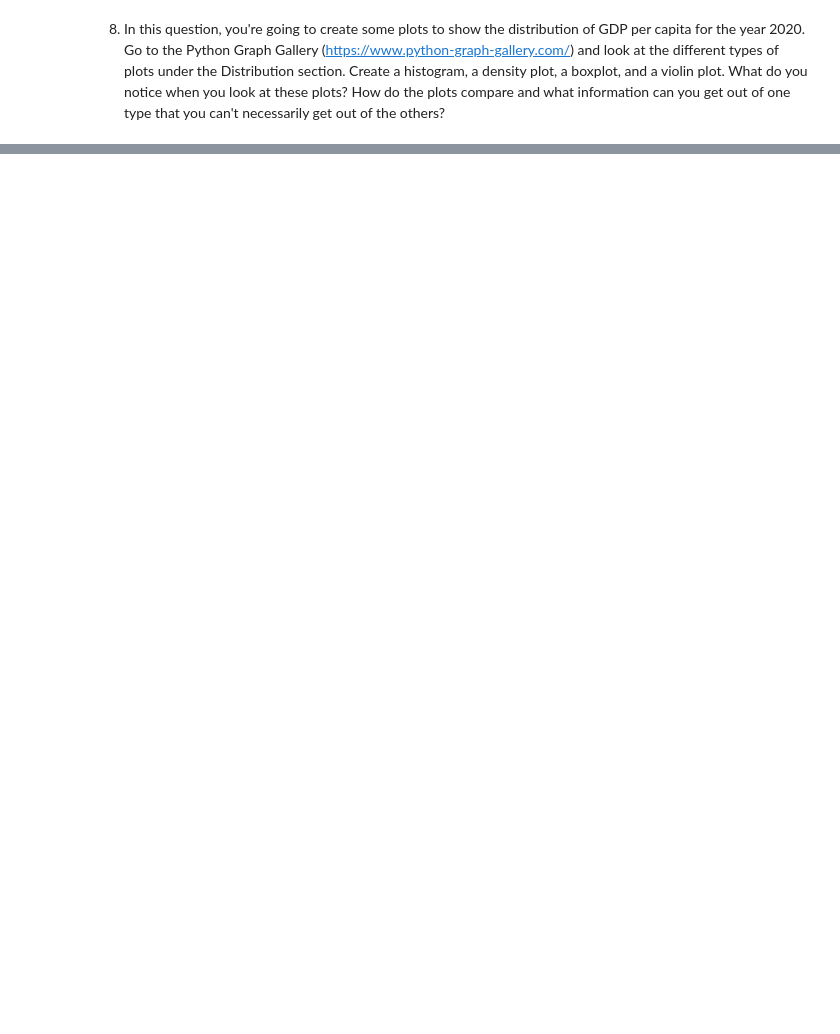
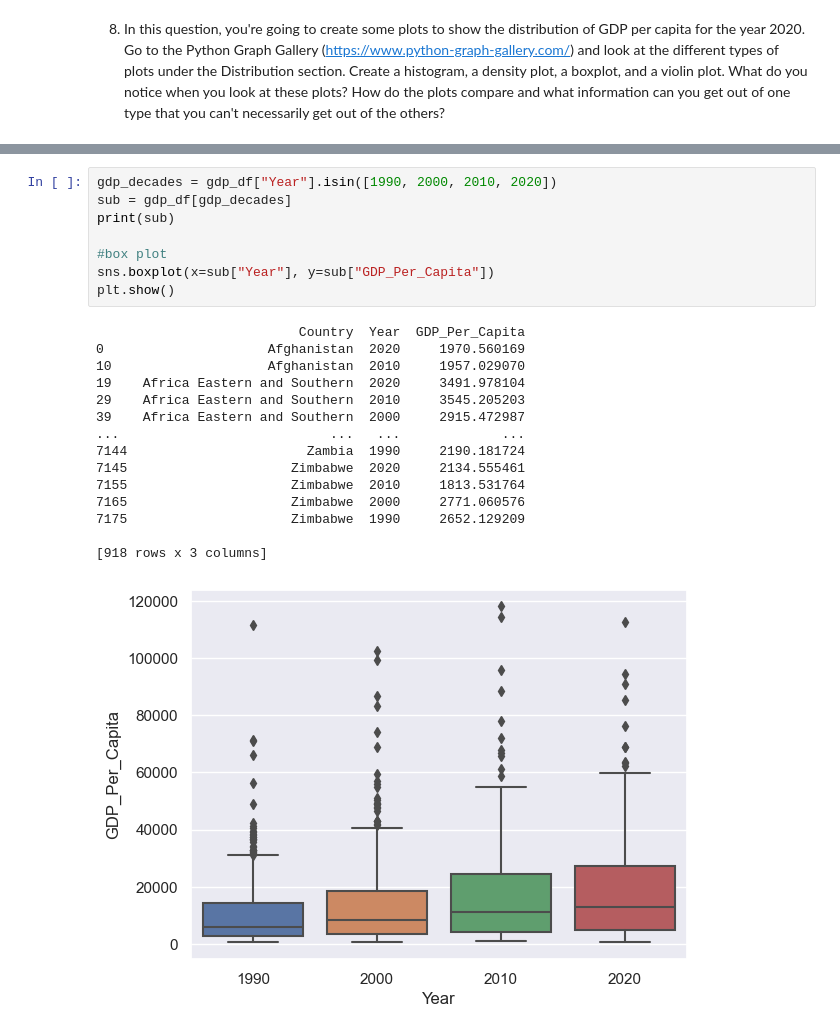
Before and after one commit to Erica-Ranck/gdp-and-internet-usage-Erica-Exotica, a Jupyter notebook: notebooks/gdp.ipynb, the cells around one changed output, grey strips where cells are left out. Drawn from its saved outputs; the diff is of its cells as text; blank space fills up the shorter version.

```diff
--- a/notebooks/gdp.ipynb
+++ b/notebooks/gdp.ipynb
@@ -127,0 +137,24 @@ tt["GDP_Per_Capita"].median()
+# %%
+gdp_decades = gdp_df["Year"].isin([1990, 2000, 2010, 2020])
+sub = gdp_df[gdp_decades]
+print(sub)
+
+#box plot
+sns.boxplot(x=sub["Year"], y=sub["GDP_Per_Capita"])
+plt.show()
+# %% [output]
+                          Country  Year  GDP_Per_Capita
+0                     Afghanistan  2020     1970.560169
+10                    Afghanistan  2010     1957.029070
+19    Africa Eastern and Southern  2020     3491.978104
+29    Africa Eastern and Southern  2010     3545.205203
+39    Africa Eastern and Southern  2000     2915.472987
+...                           ...   ...             ...
+7144                       Zambia  1990     2190.181724
+7145                     Zimbabwe  2020     2134.555461
+7155                     Zimbabwe  2010     1813.531764
+7165                     Zimbabwe  2000     2771.060576
+7175                     Zimbabwe  1990     2652.129209
+
+[918 rows x 3 columns]
+[figure, added]
```
Also changed, not shown: parts of 12 cells of this notebook.
